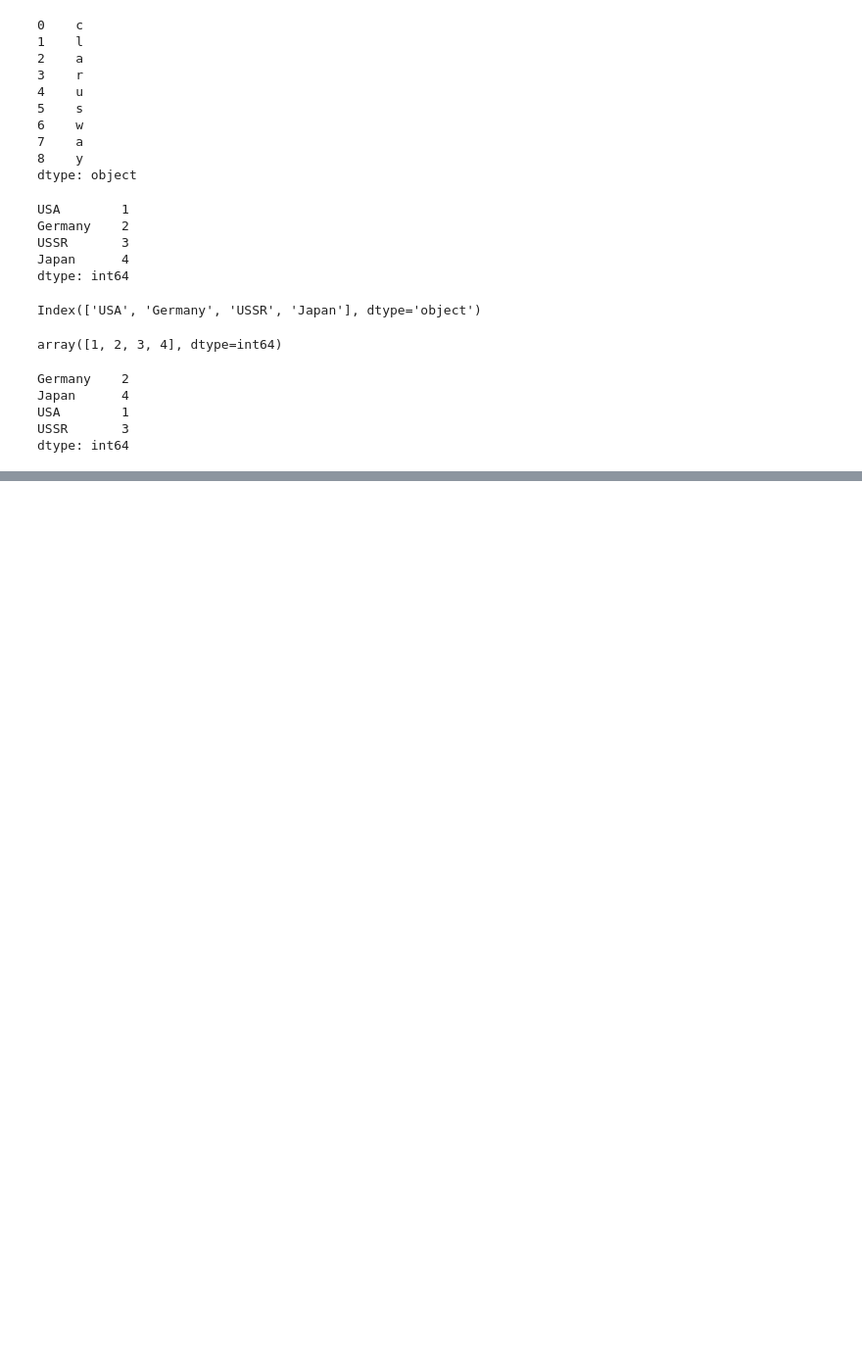
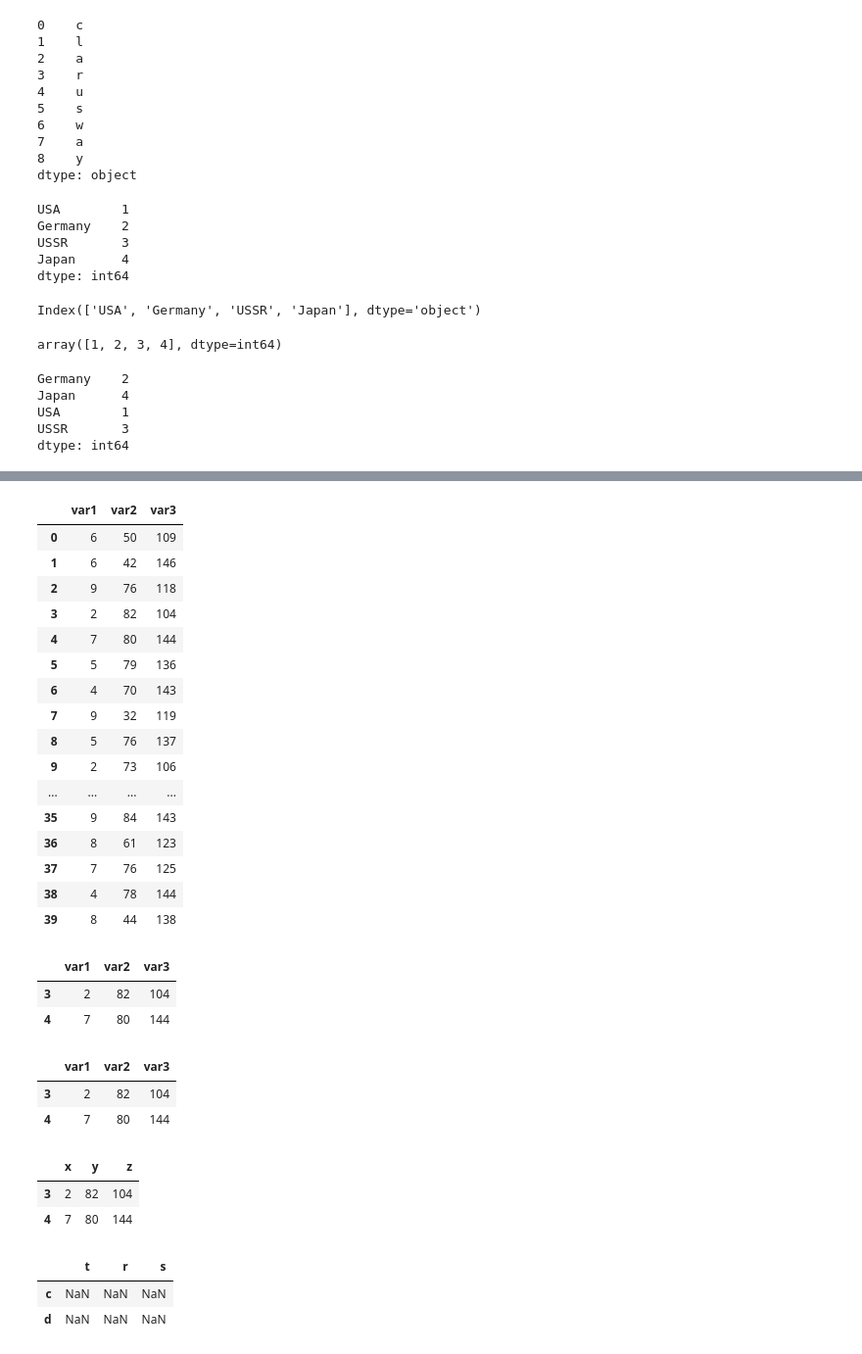
Before and after one commit to MevlutYildiz77/Numpy, a Jupyter notebook: numpy_in_class.ipynb, the cells around one changed output, grey strips where cells are left out. Shown at 98% size. Saved outputs shown, nothing was run; the diff lists cells and outputs as text; code cells hidden in the pictures; blank space fills up the shorter version.

```diff
--- a/numpy_in_class.ipynb
+++ b/numpy_in_class.ipynb
@@ -437,0 +592,5 @@ dtype: int64
+# %%
+s1 = np.random.randint(2,10, size = 40)
+s2 = np.random.randint(30,100, size = 40)
+s3 = np.random.randint(100,150, size = 40)
+s1
@@ -437,0 +600,3 @@ dtype: int64
+# %%
+myDict= {"var1": s1, 'var2':s2, 'var3':s3}
+myDict
@@ -437,0 +613,47 @@ dtype: int64
+# %%
+df_dict = pd.DataFrame(myDict)
+df_dict
+# %% [output]
+|  | var1 | var2 | var3 |
+| 0 | 6 | 50 | 109 |
+| 1 | 6 | 42 | 146 |
+| 2 | 9 | 76 | 118 |
+| 3 | 2 | 82 | 104 |
+| 4 | 7 | 80 | 144 |
+| 5 | 5 | 79 | 136 |
+| 6 | 4 | 70 | 143 |
+| 7 | 9 | 32 | 119 |
+| 8 | 5 | 76 | 137 |
+| 9 | 2 | 73 | 106 |
+| ... | ... | ... | ... |
+| 35 | 9 | 84 | 143 |
+| 36 | 8 | 61 | 123 |
+| 37 | 7 | 76 | 125 |
+| 38 | 4 | 78 | 144 |
+| 39 | 8 | 44 | 138 |
+# %%
+df_dict[3:5]
+# %% [output]
+|  | var1 | var2 | var3 |
+| 3 | 2 | 82 | 104 |
+| 4 | 7 | 80 | 144 |
+# %%
+df_dict2 = df_dict[3:5]
+df_dict2
+# %% [output]
+|  | var1 | var2 | var3 |
+| 3 | 2 | 82 | 104 |
+| 4 | 7 | 80 | 144 |
+# %%
+df_dict2.columns= ["x", "y","z"]
+df_dict2
+# %% [output]
+|  | x | y | z |
+| 3 | 2 | 82 | 104 |
+| 4 | 7 | 80 | 144 |
+# %%
+pd.DataFrame(df_dict2, index=["c", "d"],columns=["t","r","s"])
+# %% [output]
+|  | t | r | s |
+| c | NaN | NaN | NaN |
+| d | NaN | NaN | NaN |
```
Also changed, not shown: parts of 48 cells of this notebook.
